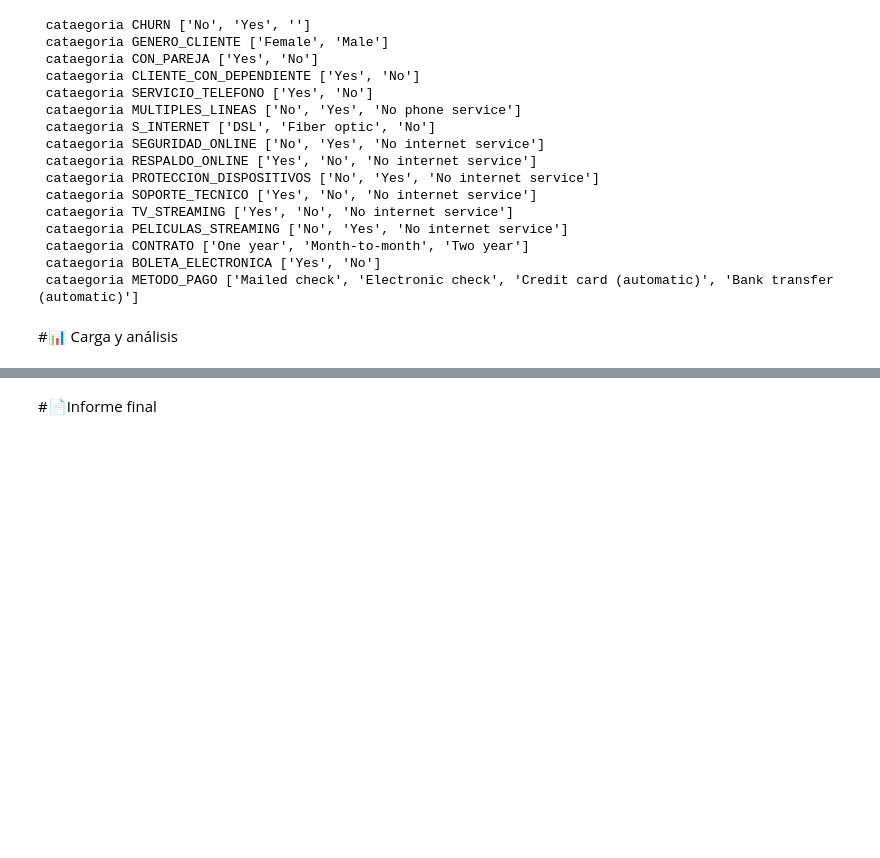
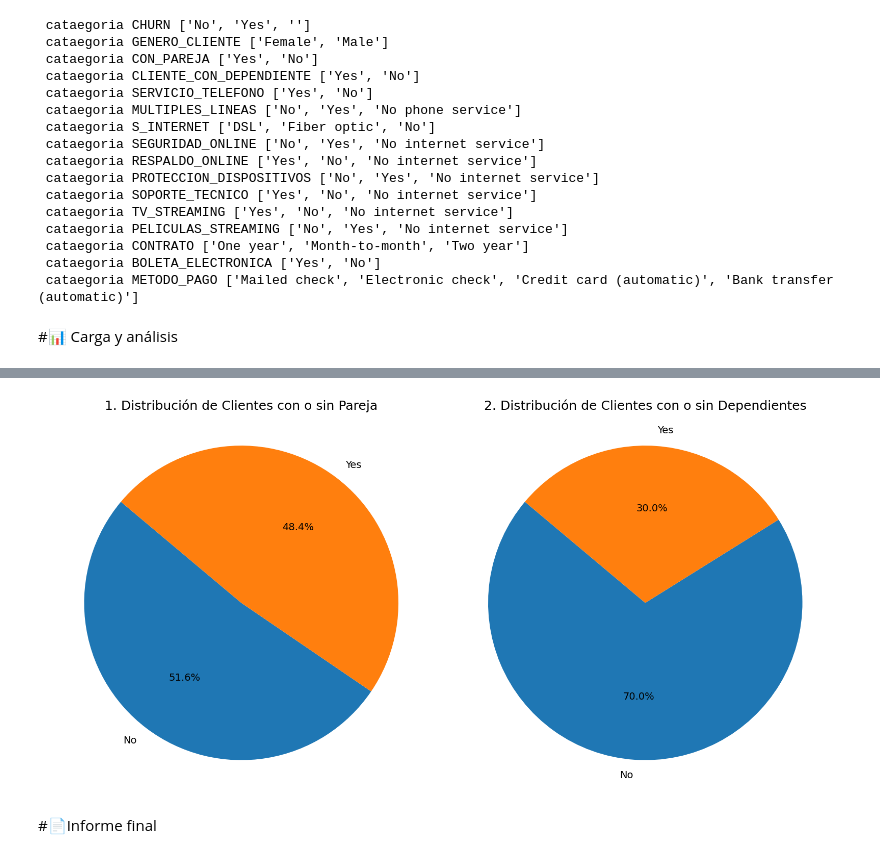
Before and after one commit to raohxxx/TelecomX_Challenge, a Jupyter notebook: TelecomX_LATAM.ipynb, the cells around one changed output, grey strips where cells are left out. Drawn from its saved outputs; the diff is of its cells as text; code cells hidden in the pictures; blank space fills up the shorter version.

```diff
--- a/TelecomX_LATAM.ipynb
+++ b/TelecomX_LATAM.ipynb
@@ -331,2 +368,39 @@ for y in columnas:
+# %%
+import matplotlib.pyplot as plt
+
+# Calculate the counts for 'CON_PAREJA'
+partner_counts = df_final['CON_PAREJA'].value_counts()
+
+# Calculate the counts for 'CLIENTE_CON_DEPENDIENTE'
+dependents_counts = df_final['CLIENTE_CON_DEPENDIENTE'].value_counts()
+
+# Create a figure with two subplots
+fig, axes = plt.subplots(1, 2, figsize=(16, 8)) # Increased figure height for better readability
+
+# Create the first pie chart for 'CON_PAREJA' in the first subplot
+wedges1, texts1, autotexts1 = axes[0].pie(partner_counts, labels=partner_counts.index, autopct='%1.1f%%', startangle=140, textprops={'fontsize': 14, 'color': 'black'})
+axes[0].set_title('1. Distribución de Clientes con o sin Pareja', fontsize=18, color='black')
+axes[0].axis('equal')  # Equal aspect ratio ensures that pie is drawn as a circle.
+
+# Create the second pie chart for 'CLIENTE_CON_DEPENDIENTE' in the second subplot
+wedges2, texts2, autotexts2 = axes[1].pie(dependents_counts, labels=dependents_counts.index, autopct='%1.1f%%', startangle=140, textprops={'fontsize': 14, 'color': 'black'})
+axes[1].set_title('2. Distribución de Clientes con o sin Dependientes', fontsize=18, color='black')
+axes[1].axis('equal')  # Equal aspect ratio ensures that pie is drawn as a circle.
+
+# Increase font size and set color for the percentage labels
+for autotext in autotexts1:
+    autotext.set_fontsize(14)
+    autotext.set_color('black')
+for autotext in autotexts2:
+    autotext.set_fontsize(14)
+    autotext.set_color('black')
+
+# Adjust layout to prevent overlapping titles
+plt.tight_layout()
+
+# Show the plots
+plt.show()
+# %% [output]
+[figure, added]
 # %% [markdown]
 #📄Informe final
```
Also changed, not shown: parts of 5 cells of this notebook.
